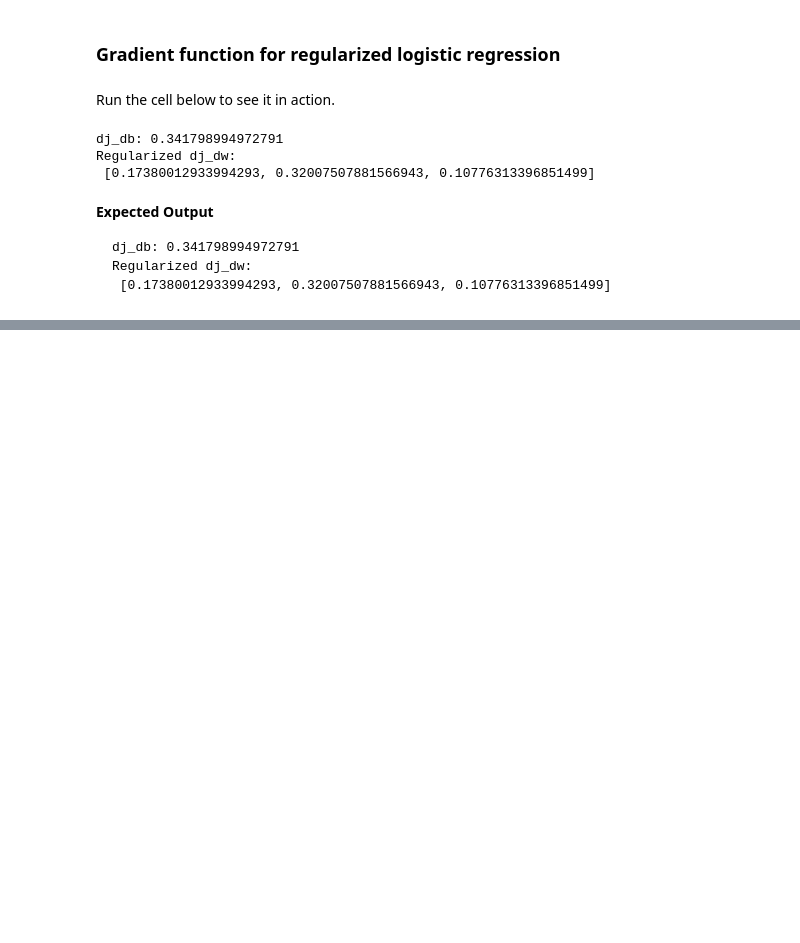
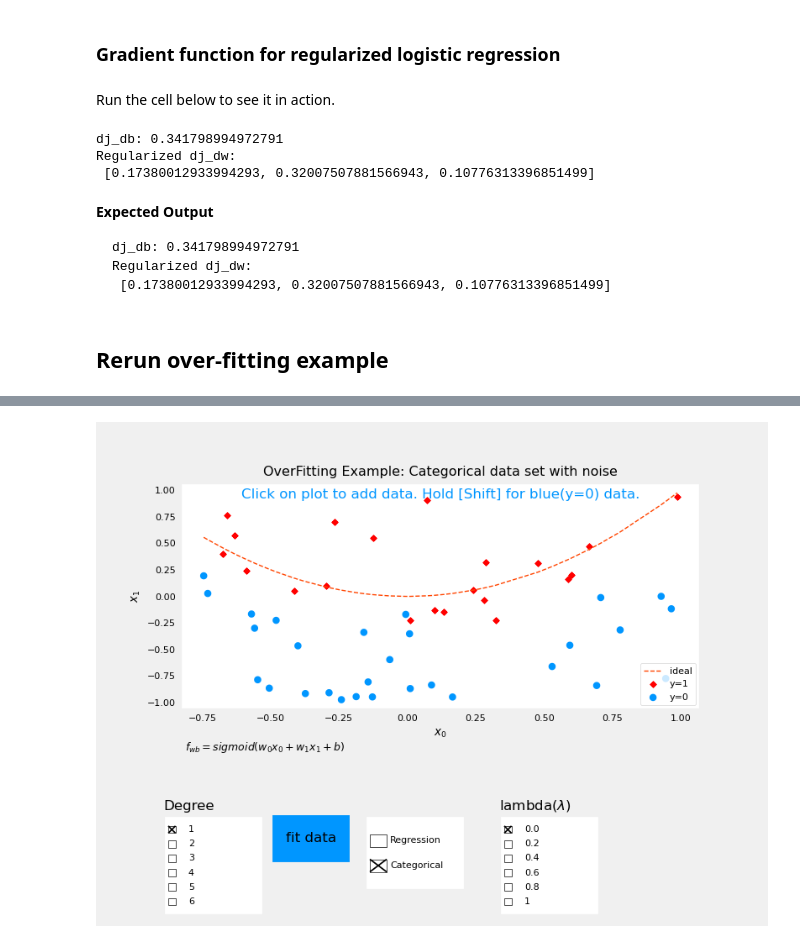
Before and after one commit to OoFa99/Machine-Learning-Specialization, a Jupyter notebook: C1_Supervised Machine Learning: Regression and Classification/Week3/C1_W3_Lab09_Regularization_Soln.ipynb, the cells around one changed output, grey strips where cells are left out. Saved outputs shown, nothing was run; the diff lists cells and outputs as text; code cells hidden in the pictures; blank space fills up the shorter version.

````diff
--- a/C1_Supervised Machine Learning: Regression and Classification/Week3/C1_W3_Lab09_Regularization_Soln.ipynb
+++ b/C1_Supervised Machine Learning: Regression and Classification/Week3/C1_W3_Lab09_Regularization_Soln.ipynb
@@ -310,3 +310,10 @@ dj_db: 0.341798994972791
 Regularized dj_dw:
  [0.17380012933994293, 0.32007507881566943, 0.10776313396851499]
  ```
+# %% [markdown]
+## Rerun over-fitting example
+# %%
+plt.close("all")
+display(output)
+ofit = overfit_example(True)
+# %% [output]
@@ -312,0 +321 @@ Regularized dj_dw:
+[figure, added]
````
Also changed, not shown: parts of 3 cells of this notebook.
